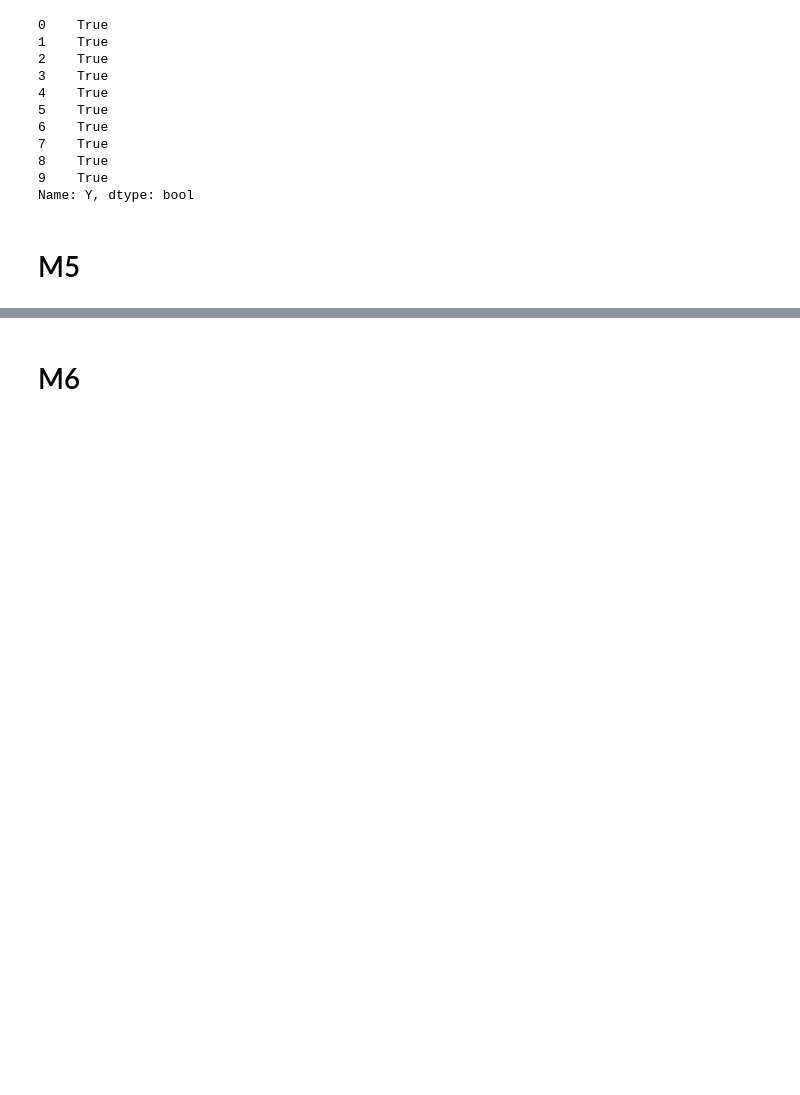
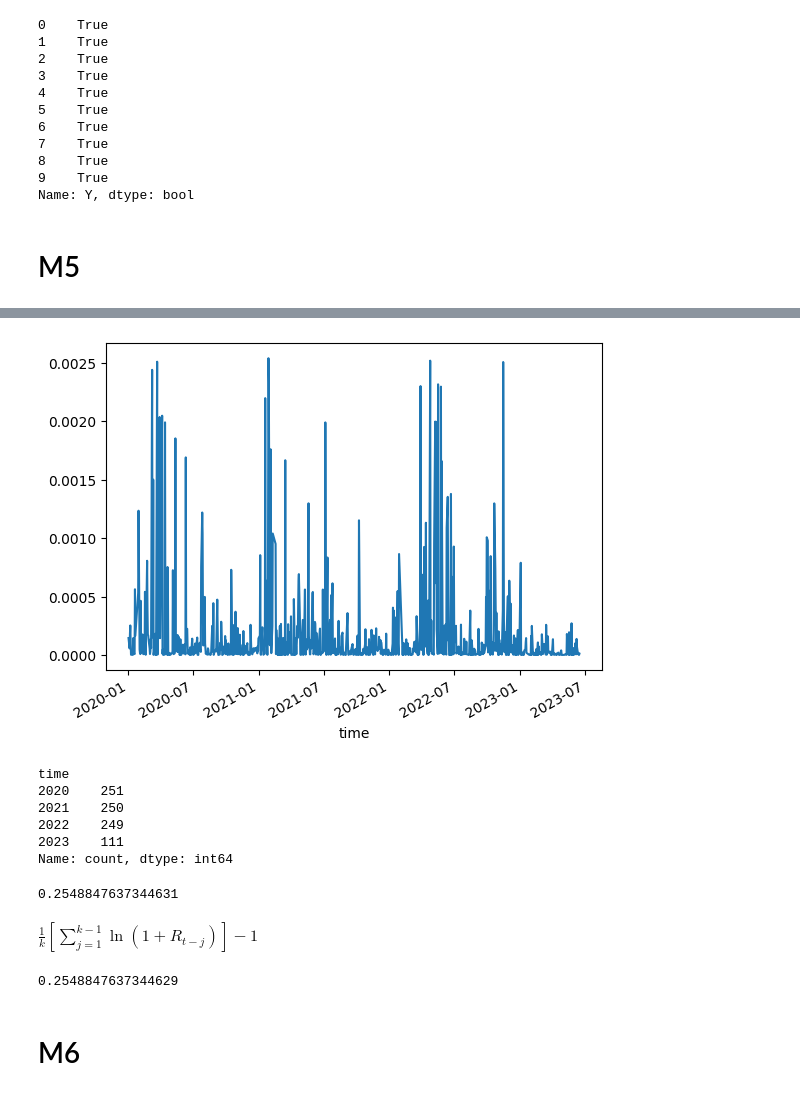
Before and after one commit to Huynh-Tr/MScFE-4, a Jupyter notebook: Derivative Pricing.ipynb, the cells around one changed output, grey strips where cells are left out. Cells and saved outputs as stored; diff of their text form; code cells hidden in the pictures; blank space fills up the shorter version.

```diff
--- a/Derivative Pricing.ipynb
+++ b/Derivative Pricing.ipynb
@@ -1810,0 +1835,11 @@ Name: Y, dtype: bool
+# %%
+df_close['rFPT_simple'] = df_close['FPT'].pct_change()
+df_close['rFPT_t0'] = df_close['FPT'] / df_close['FPT'].iloc[0] - 1
+df_close['rFPT_log'] = np.log(df_close['FPT'] / df_close['FPT'].shift(1))
+
+df_close['VCBr_simple'] = df_close['VCB'].pct_change()
+df_close['rVCB_t0'] = df_close['VCB'] / df_close['VCB'].iloc[0] - 1
+df_close['rVCB_log'] = np.log(df_close['VCB'] / df_close['VCB'].shift(1))
+
+df_close = df_close.dropna()
+df_close.head()
@@ -1811,2 +1854,27 @@ Name: Y, dtype: bool
+# %%
+df_close['r_diff'] = (df_close['rFPT_simple'] - df_close['rFPT_log'])
+# df_close[['rFPT_simple', 'rFPT_log']].plot()
+df_close['r_diff'].plot();
+# %% [output]
+[figure, added]
+# %%
+df_close.index.year.value_counts()
+# %% [output]
+time
+2020    251
+2021    250
+2022    249
+2023    111
+Name: count, dtype: int64
+# %%
+np.product((df_close['rFPT_simple']+1))**(1/4) - 1
+# %% [output]
+0.2548847637344631
+# %% [markdown]
+$ \frac{1}{k} [\displaystyle\sum\limits_{j=1}^{k-1} \ln (1 + R_{t-j})] - 1$
+# %%
+np.exp(np.log(df_close['rFPT_simple']+1).sum() / 4) - 1
+# %% [output]
+0.2548847637344629
 # %% [markdown]
 # M6
```
Also changed, not shown: parts of 5 cells of this notebook.
